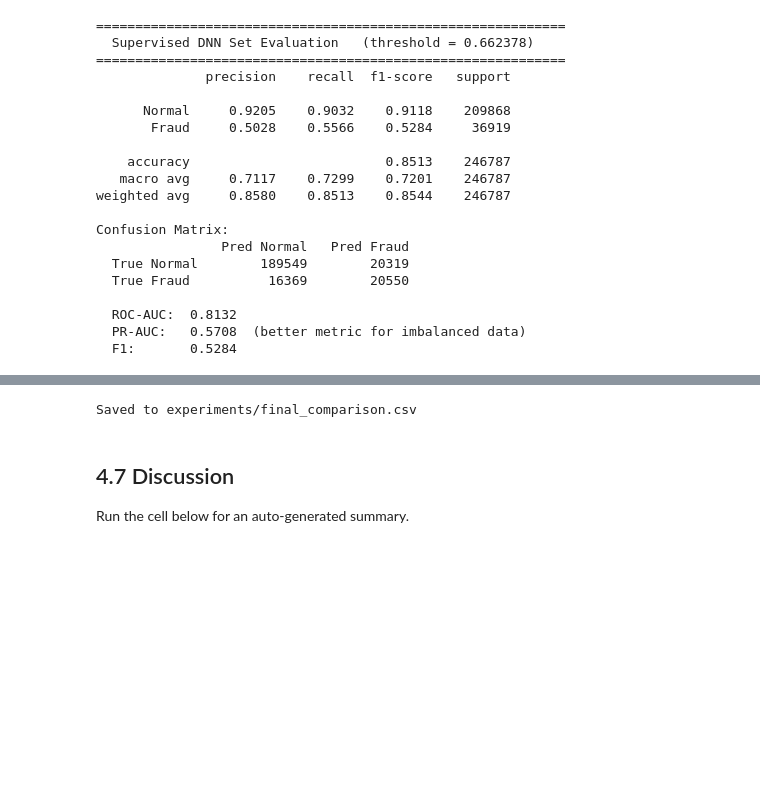
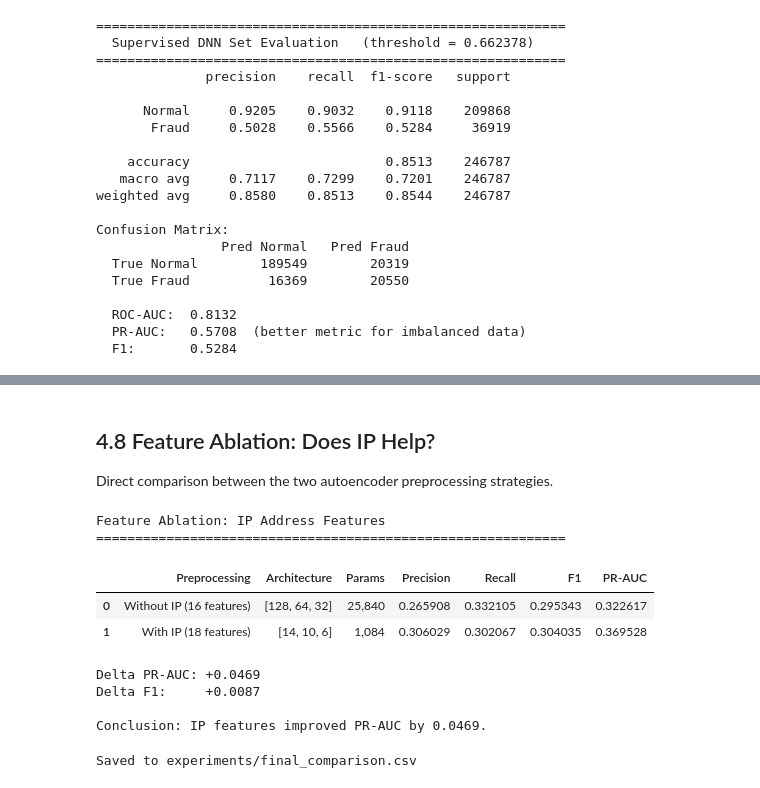
Before and after one commit to SparklinJuice/dl-project, a Jupyter notebook: notebooks/4_Final_Comparison.ipynb, the cells around one changed output, grey strips where cells are left out. Saved outputs shown, nothing was run; the diff lists cells and outputs as text; code cells hidden in the pictures; blank space fills up the shorter version.

```diff
--- a/notebooks/4_Final_Comparison.ipynb
+++ b/notebooks/4_Final_Comparison.ipynb
@@ -259 +352,53 @@ plt.show()
+# %% [markdown]
+## 4.8 Feature Ablation: Does IP Help?
+
+Direct comparison between the two autoencoder preprocessing strategies.
+# %%
+if ae_ip_metrics:
+    ablation = pd.DataFrame([
+        {"Preprocessing": "Without IP (16 features)",
+         "Architecture": "[128, 64, 32]",
+         "Params": "25,840",
+         "Precision": ae_metrics["precision"],
+         "Recall": ae_metrics["recall"],
+         "F1": ae_metrics["f1"],
+         "PR-AUC": ae_metrics["pr_auc"]},
+        {"Preprocessing": "With IP (18 features)",
+         "Architecture": "[14, 10, 6]",
+         "Params": "1,084",
+         "Precision": ae_ip_metrics["precision"],
+         "Recall": ae_ip_metrics["recall"],
+         "F1": ae_ip_metrics["f1"],
+         "PR-AUC": ae_ip_metrics["pr_auc"]},
+    ])
+    print("Feature Ablation: IP Address Features")
+    print("=" * 60)
+    display(ablation)
+
+    delta_prauc = ae_ip_metrics["pr_auc"] - ae_metrics["pr_auc"]
+    delta_f1 = ae_ip_metrics["f1"] - ae_metrics["f1"]
+    print(f"\nDelta PR-AUC: {delta_prauc:+.4f}")
+    print(f"Delta F1:     {delta_f1:+.4f}")
+
+    if abs(delta_prauc) < 0.02:
+        print("\nConclusion: IP-derived features provide negligible improvement.")
+        print("The fraud signal in this dataset is captured adequately by the")
+        print("existing features (Amount, Age, Address Match, Hour, etc.).")
+    elif delta_prauc > 0:
+        print(f"\nConclusion: IP features improved PR-AUC by {delta_prauc:.4f}.")
+    else:
+        print(f"\nConclusion: IP features hurt PR-AUC by {abs(delta_prauc):.4f}.")
+else:
+    print("IP comparison skipped — run 0_Preprocessing_withIP.ipynb and")
+    print("2_Autoencoder_tuned_withIP.ipynb first.")
+# %% [output]
+Feature Ablation: IP Address Features
+============================================================
+|  | Preprocessing | Architecture | Params | Precision | Recall | F1 | PR-AUC |
+| 0 | Without IP (16 features) | [128, 64, 32] | 25,840 | 0.265908 | 0.332105 | 0.295343 | 0.322617 |
+| 1 | With IP (18 features) | [14, 10, 6] | 1,084 | 0.306029 | 0.302067 | 0.304035 | 0.369528 |
+Delta PR-AUC: +0.0469
+Delta F1:     +0.0087
+
+Conclusion: IP features improved PR-AUC by 0.0469.
 # %%
@@ -262,7 +407,3 @@ comparison_df.to_csv("../experiments/final_comparison.csv", index=False)
 print("Saved to experiments/final_comparison.csv")
 # %% [output]
 Saved to experiments/final_comparison.csv
-# %% [markdown]
-## 4.7 Discussion
-
-Run the cell below for an auto-generated summary.
```
Also changed, not shown: parts of 18 cells of this notebook, 16 other files.
